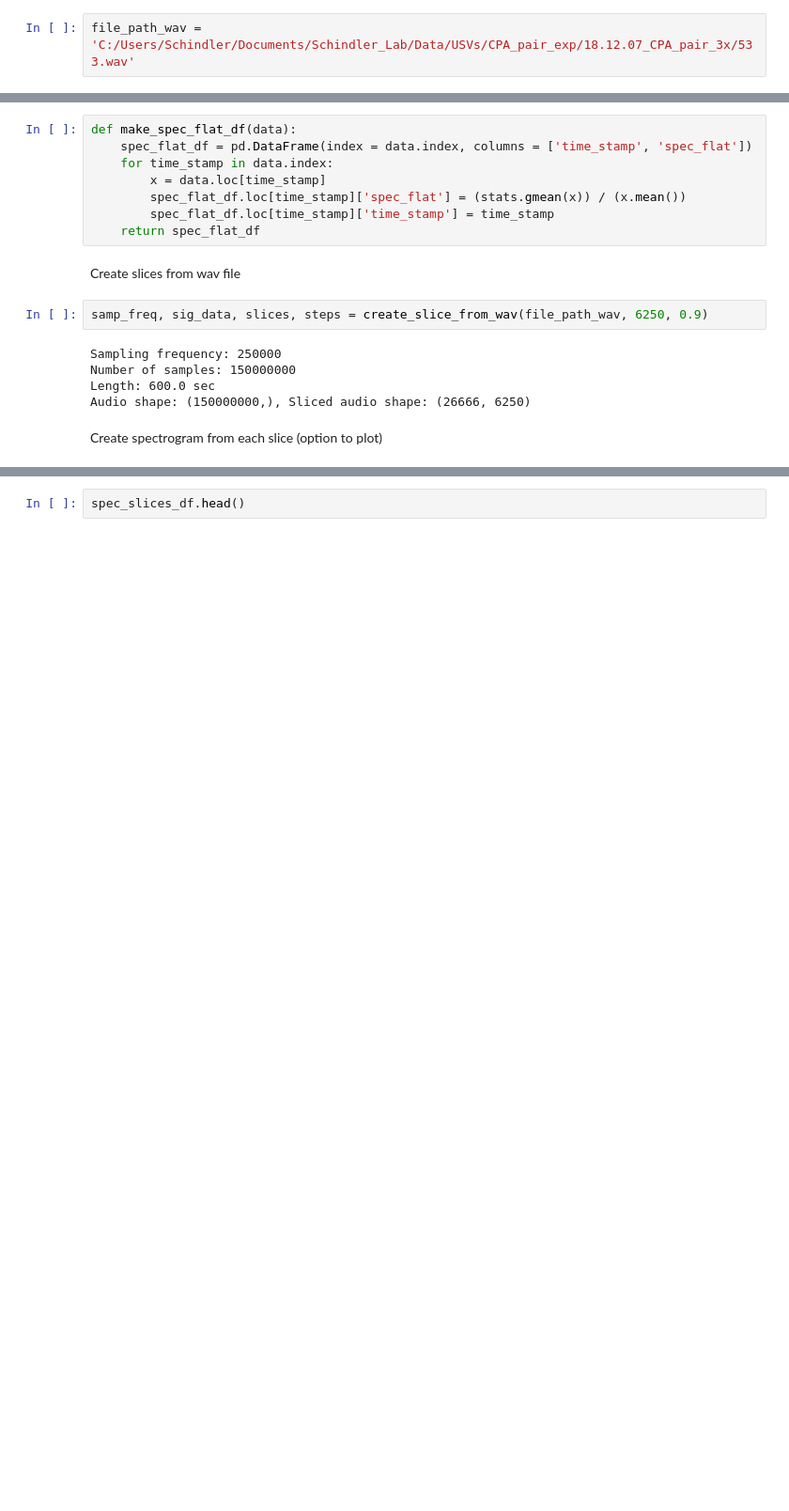
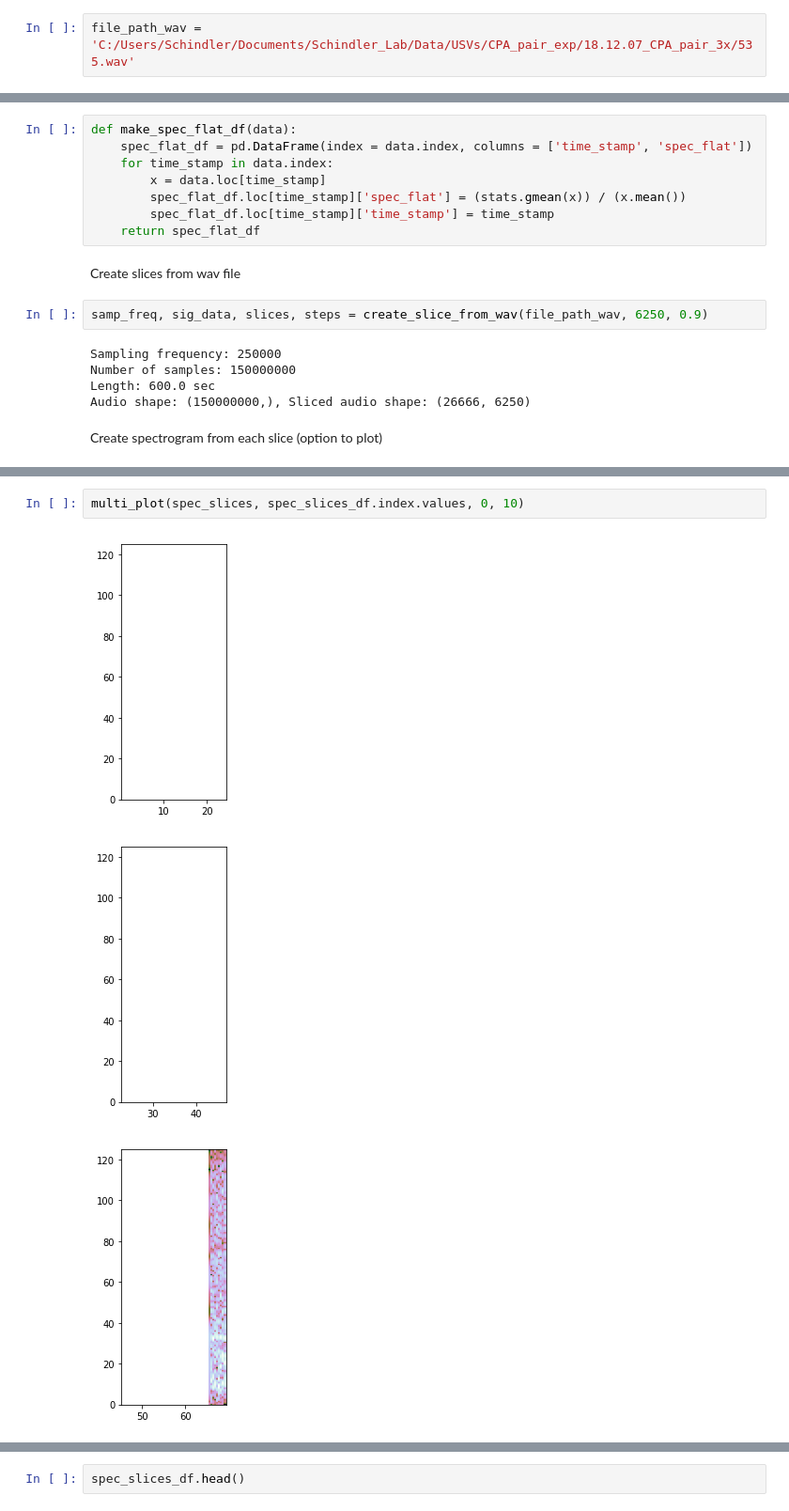
Before and after one commit to grace3999/USV_Python, a Jupyter notebook: Notebooks/Spectrogram.ipynb, the cells around one changed output, grey strips where cells are left out. Shown at 94% size. Drawn from its saved outputs; the diff is of its cells as text; blank space fills up the shorter version.

```diff
--- a/Notebooks/Spectrogram.ipynb
+++ b/Notebooks/Spectrogram.ipynb
@@ -20,7 +20,7 @@ import seaborn as sns
 import matplotlib.pyplot as plt
 #import yellowbrick as yb
 # %%
-file_path_wav = 'C:/Users/Schindler/Documents/Schindler_Lab/Data/USVs/CPA_pair_exp/18.12.07_CPA_pair_3x/533.wav'
+file_path_wav = 'C:/Users/Schindler/Documents/Schindler_Lab/Data/USVs/CPA_pair_exp/18.12.07_CPA_pair_3x/535.wav'
 # %%
 samp_freq, sig_data = wavfile.read(file_path_wav)
 # %%
@@ -161 +174,7 @@ spec_slices_df.head()
 5 rows × 14135 columns
+# %%
+multi_plot(spec_slices, spec_slices_df.index.values, 0, 10)
+# %% [output]
+[figure, added]
+[figure, added]
+[figure, added]
```
Also changed, not shown: parts of 8 cells of this notebook, 4 other files.
